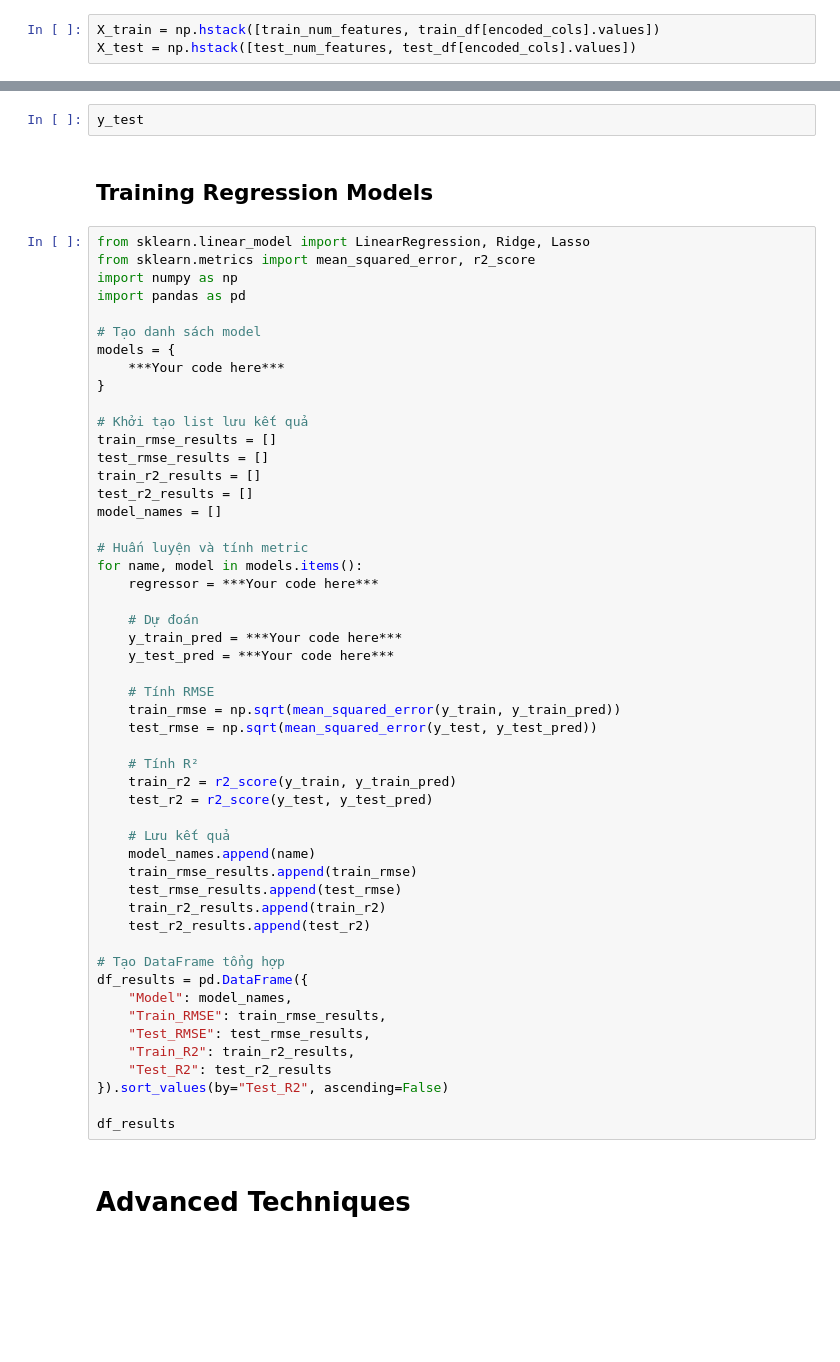
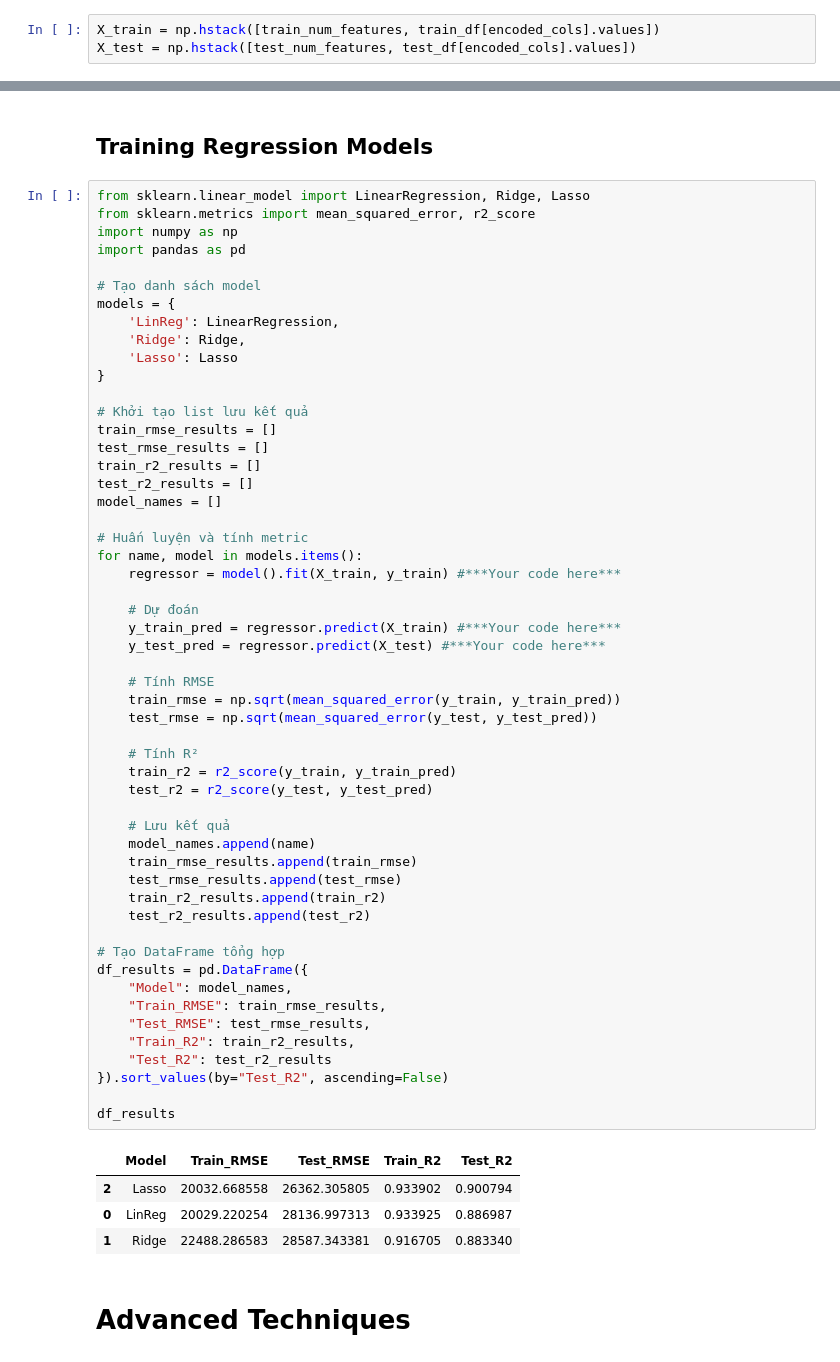
Before and after one commit to aio25-mix002/m05-p0501, a Jupyter notebook: notebooks/House-Price-Prediction-Advanced-Regression-Techniques.ipynb, the cells around one changed output, grey strips where cells are left out. Cells and saved outputs as stored; diff of their text form; blank space fills up the shorter version.

```diff
--- a/notebooks/House-Price-Prediction-Advanced-Regression-Techniques.ipynb
+++ b/notebooks/House-Price-Prediction-Advanced-Regression-Techniques.ipynb
@@ -160,5 +250,3 @@ X_test
-# %%
-y_test
 # %% [markdown]
 ## Training Regression Models
 # %%
@@ -169,7 +257,9 @@ import pandas as pd
 
 # Tạo danh sách model
 models = {
-    ***Your code here***
+    'LinReg': LinearRegression,
+    'Ridge': Ridge,
+    'Lasso': Lasso
 }
 
 # Khởi tạo list lưu kết quả
@@ -181,37 +271,42 @@ model_names = []
 
 # Huấn luyện và tính metric
 for name, model in models.items():
-    regressor = ***Your code here***
+    regressor = model().fit(X_train, y_train) #***Your code here***
 
     # Dự đoán
-    y_train_pred = ***Your code here***
-    y_test_pred = ***Your code here***
+    y_train_pred = regressor.predict(X_train) #***Your code here***
+    y_test_pred = regressor.predict(X_test) #***Your code here***
 
     # Tính RMSE
     train_rmse = np.sqrt(mean_squared_error(y_train, y_train_pred))
     test_rmse = np.sqrt(mean_squared_error(y_test, y_test_pred))
 
     # Tính R²
     train_r2 = r2_score(y_train, y_train_pred)
     test_r2 = r2_score(y_test, y_test_pred)
 
     # Lưu kết quả
     model_names.append(name)
     train_rmse_results.append(train_rmse)
     test_rmse_results.append(test_rmse)
     train_r2_results.append(train_r2)
     test_r2_results.append(test_r2)
 
 # Tạo DataFrame tổng hợp
 df_results = pd.DataFrame({
     "Model": model_names,
     "Train_RMSE": train_rmse_results,
     "Test_RMSE": test_rmse_results,
     "Train_R2": train_r2_results,
     "Test_R2": test_r2_results
 }).sort_values(by="Test_R2", ascending=False)
 
 df_results
+# %% [output]
+|  | Model | Train_RMSE | Test_RMSE | Train_R2 | Test_R2 |
+| 2 | Lasso | 20032.668558 | 26362.305805 | 0.933902 | 0.900794 |
+| 0 | LinReg | 20029.220254 | 28136.997313 | 0.933925 | 0.886987 |
+| 1 | Ridge | 22488.286583 | 28587.343381 | 0.916705 | 0.883340 |
 # %% [markdown]
 # Advanced Techniques
 # %% [markdown]
```
Also changed, not shown: parts of 25 cells of this notebook, 10 other files.
